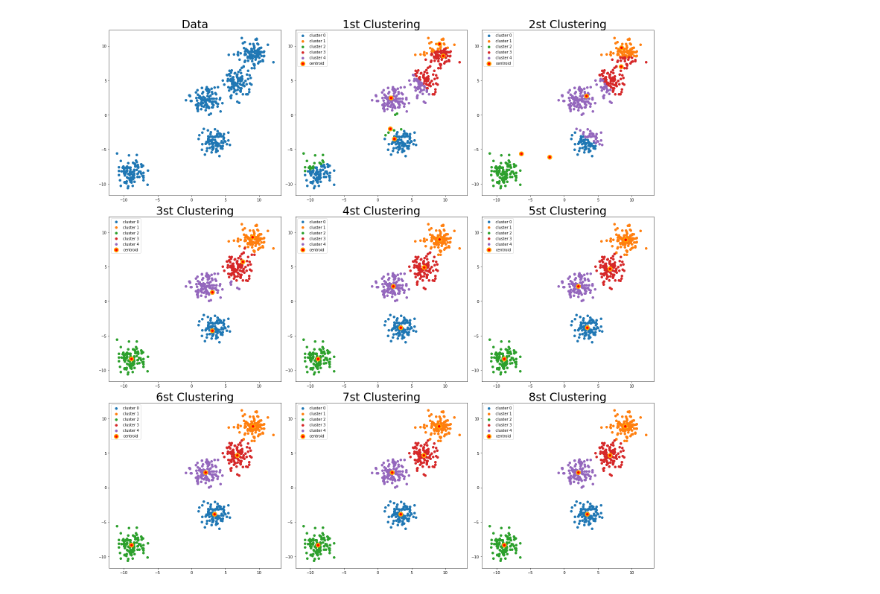
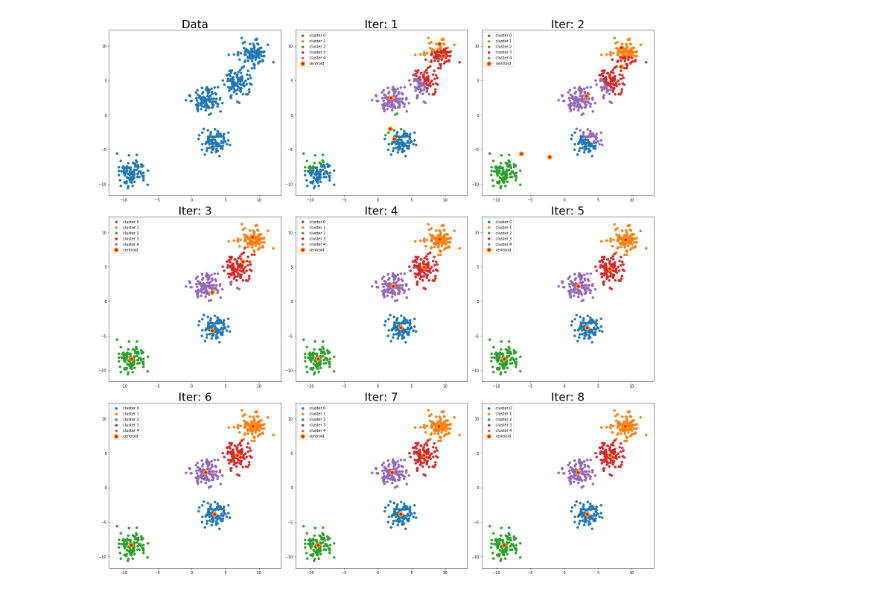
Before and after one commit to cswook96/Python, a Jupyter notebook: Python Practice/026.K-means Clustering(p).ipynb, the cells around one changed output. Saved outputs shown, nothing was run; the diff lists cells and outputs as text; code cells hidden in the pictures.

```diff
--- a/Python Practice/026.K-means Clustering(p).ipynb
+++ b/Python Practice/026.K-means Clustering(p).ipynb
@@ -72,32 +72,32 @@ for iter_idx in range(n_iter):
         clusters[m_idx].append(X)
     # ---
 
     # --- Clustering Visualization
     for cluster_idx in range(K):
         cluster = clusters[cluster_idx]
         x1_data = [x[0] for x in cluster]
         x2_data = [x[1] for x in cluster]
         axes[iter_idx+1].scatter(x1_data, x2_data,label=f'cluster {cluster_idx}')
 
     x1_centroids = [x[0] for x in centroids]
     x2_centroids = [x[1] for x in centroids]
     axes[iter_idx+1].scatter(x1_centroids,x2_centroids,color='r',edgecolor='orange',s=100,linewidth=3,label='centroid')
-    axes[iter_idx+1].set_title(f'{iter_idx+1}st Clustering',fontsize=30)
+    axes[iter_idx+1].set_title(f'Iter: {iter_idx + 1}',fontsize=30)
     axes[iter_idx+1].legend()
     # ---
 
     # --- Centroid Update
     centroids = []
     for cluster in clusters:
         x1_sum, x2_sum = 0, 0
         for x1,x2 in cluster:
             x1_sum += x1
             x2_sum += x2
         x1_center = x1_sum / len(cluster)
         x2_center = x2_sum / len(cluster)
         centroids.append([x1_center, x2_center])
     # ---
 # ---
 fig.tight_layout()
 # %% [output]
-[figure, old version]
+[figure, new version]
```
